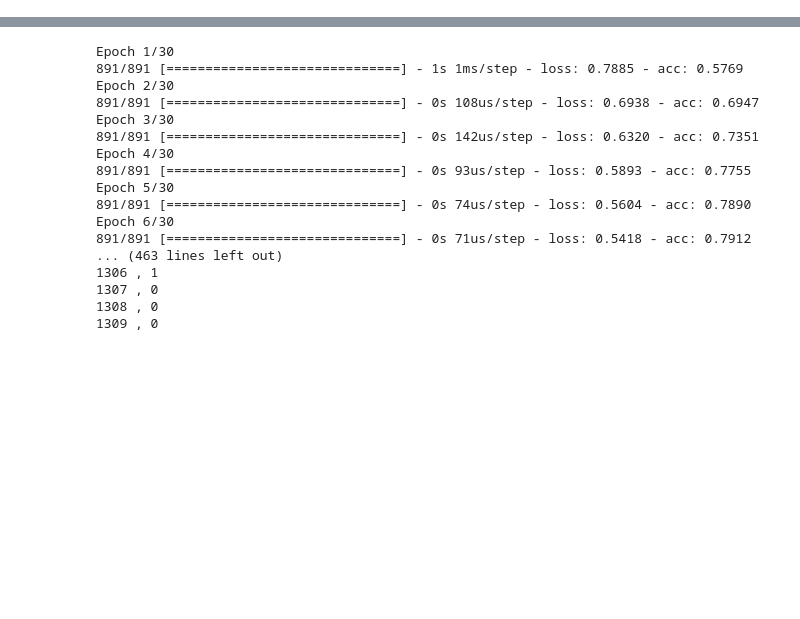
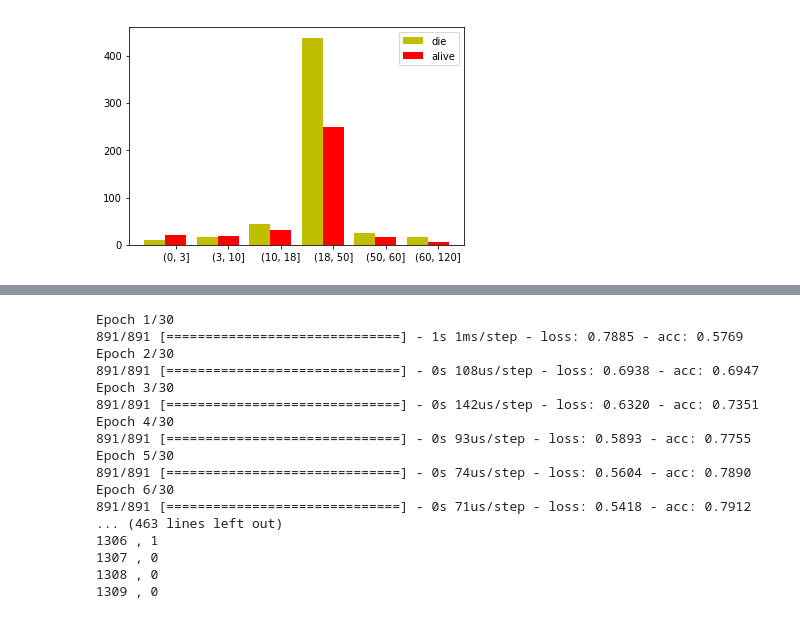
Before and after one commit to weize07/kaggle, a Jupyter notebook: titanic/svm_and_nn.ipynb, the cells around one changed output, grey strips where cells are left out. Saved outputs shown, nothing was run; the diff lists cells and outputs as text; code cells hidden in the pictures; blank space fills up the shorter version.

```diff
--- a/titanic/svm_and_nn.ipynb
+++ b/titanic/svm_and_nn.ipynb
@@ -45,0 +42,12 @@ Name: Pclass, dtype: int64
+# %%
+fare_ranges = sorted(ds['Fare_range'].unique())
+fare_dict = {}
+for i in range(len(fare_ranges)):
+    fare_dict[fare_ranges[i]] = i
+Age_dict = {}
+Age_ranges = sorted(ds['Age_range'].unique())
+for i in range(len(Age_ranges)):
+    Age_dict[Age_ranges[i]] = i
+cleanups = {"Age_range":     Age_dict, 'Fare_range': fare_dict}
+ds.replace(cleanups, inplace=True)
+ds
@@ -46,3 +73,28 @@ Name: Pclass, dtype: int64
+# %%
+import matplotlib.pyplot as plt
+
+feature_name = 'Age_range'
+dies = ds[ds['Survived']==0]
+dies = dies.groupby(feature_name).count()['Survived']
+dies = dies.as_matrix()
+alive = ds[ds['Survived']==1]
+alive = alive.groupby(feature_name).count()['Survived']
+alive = alive.as_matrix()
+name_list = sorted(ds[feature_name].unique())
+(dies, alive)
+
+x = list(range(len(dies)))
+total_width, n = 0.8, 2
+width = total_width / n
+
+plt.bar(x, dies, width=width, label='die',fc = 'y')
+for i in range(len(x)):
+    x[i] = x[i] + width
+plt.bar(x, alive, width=width, label='alive',tick_label = name_list,fc = 'r')
+plt.legend()
+plt.show()
+# %% [output]
+[figure, added]
 # %%
 import numpy as np
 from sklearn.model_selection import train_test_split
```
Also changed, not shown: parts of 6 cells of this notebook, 1 other file.
